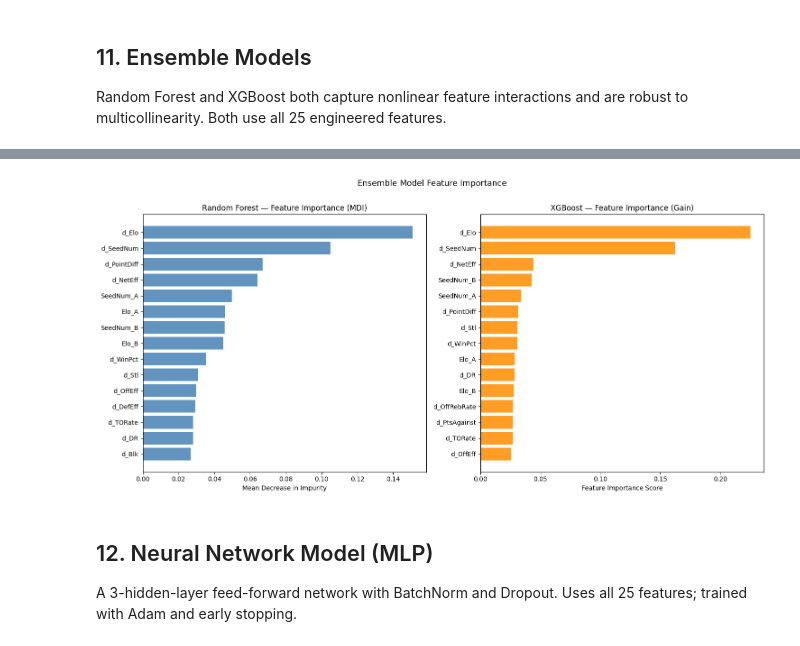
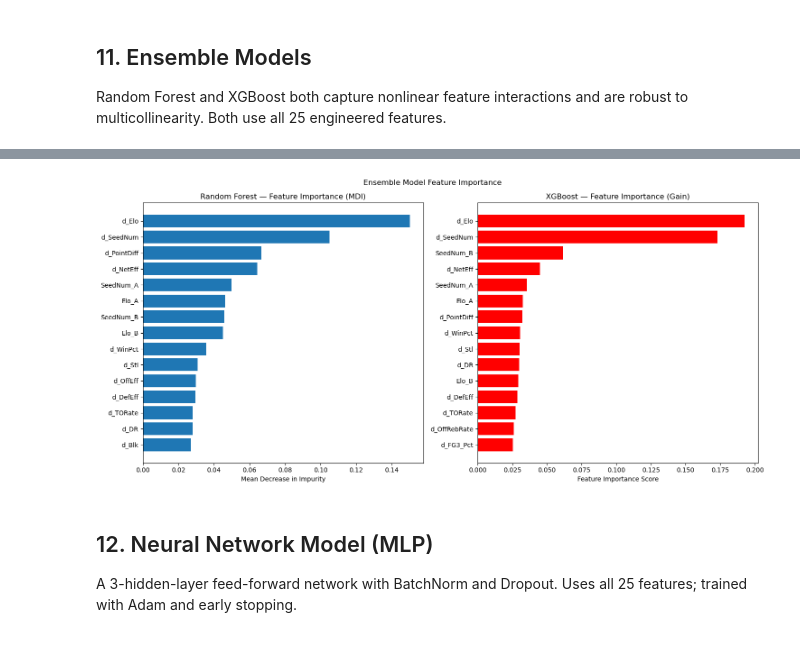
Before and after one commit to st106-ui/DSCI-303-Final-Project-STRV, a Jupyter notebook: march_madness_analysis.ipynb, the cells around one changed output, grey strips where cells are left out. Saved outputs shown, nothing was run; the diff lists cells and outputs as text; code cells hidden in the pictures.

```diff
--- a/march_madness_analysis.ipynb
+++ b/march_madness_analysis.ipynb
@@ -20,11 +18,11 @@ RANDOM_STATE = 42
 # %% [markdown]
 ## 1. Load Data
 # %%
-reg_detailed = pd.read_csv(DATA_DIR + 'MRegularSeasonDetailedResults.csv')
-reg_compact = pd.read_csv(DATA_DIR + 'MRegularSeasonCompactResults.csv')
-tourney_results = pd.read_csv(DATA_DIR + 'MNCAATourneyCompactResults.csv')
-seeds = pd.read_csv(DATA_DIR + 'MNCAATourneySeeds.csv')
-team_conferences = pd.read_csv(DATA_DIR + 'MTeamConferences.csv')
+reg_detailed = pd.read_csv('MRegularSeasonDetailedResults.csv')
+reg_compact = pd.read_csv('MRegularSeasonCompactResults.csv')
+tourney_results = pd.read_csv('MNCAATourneyCompactResults.csv')
+seeds = pd.read_csv('MNCAATourneySeeds.csv')
+team_conferences = pd.read_csv('MTeamConferences.csv')
 
 print('Regular season detailed results:')
 print(reg_detailed.info())
@@ -782,25 +779,25 @@ XGBoost         Log Loss=0.5783  Acc=0.6978  AUC=0.7689
 # %%
 fig, axes = plt.subplots(1, 2, figsize=(15, 7))
 
 N_SHOW = 15
 
 ##RF importance
 rf_imp = pd.DataFrame({'Feature': ALL_FEATURES, 'Importance': rf.feature_importances_}).sort_values('Importance')
-axes[0].barh(rf_imp['Feature'].tail(N_SHOW), rf_imp['Importance'].tail(N_SHOW), color='steelblue', alpha=0.85)
+axes[0].barh(rf_imp['Feature'].tail(N_SHOW), rf_imp['Importance'].tail(N_SHOW))
 axes[0].set_title('Random Forest — Feature Importance (MDI)')
 axes[0].set_xlabel('Mean Decrease in Impurity')
 
 ##XGBoost importance
 xgb_imp = pd.DataFrame({'Feature': ALL_FEATURES, 'Importance': xgb_model.feature_importances_}).sort_values('Importance')
-axes[1].barh(xgb_imp['Feature'].tail(N_SHOW), xgb_imp['Importance'].tail(N_SHOW), color='darkorange', alpha=0.85)
+axes[1].barh(xgb_imp['Feature'].tail(N_SHOW), xgb_imp['Importance'].tail(N_SHOW), color='red')
 axes[1].set_title('XGBoost — Feature Importance (Gain)')
 axes[1].set_xlabel('Feature Importance Score')
 
-plt.suptitle('Ensemble Model Feature Importance', fontsize=13, y=1.01)
+plt.suptitle('Ensemble Model Feature Importance')
 plt.tight_layout()
 plt.show()
 # %% [output]
-[figure, old version]
+[figure, new version]
 # %% [markdown]
 ## 12. Neural Network Model (MLP)
 A 3-hidden-layer feed-forward network with BatchNorm and Dropout.
```
Also changed, not shown: parts of 33 cells of this notebook.
